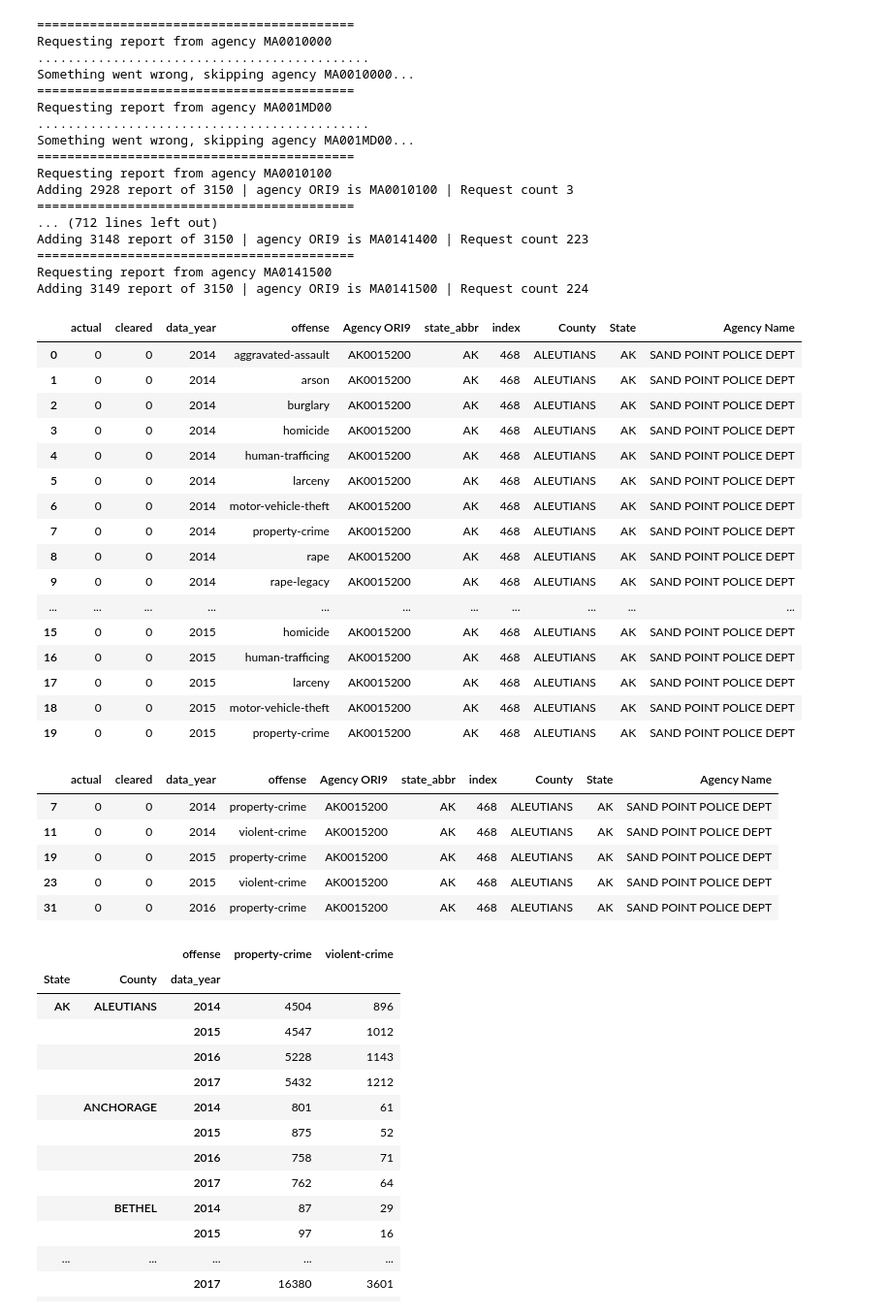
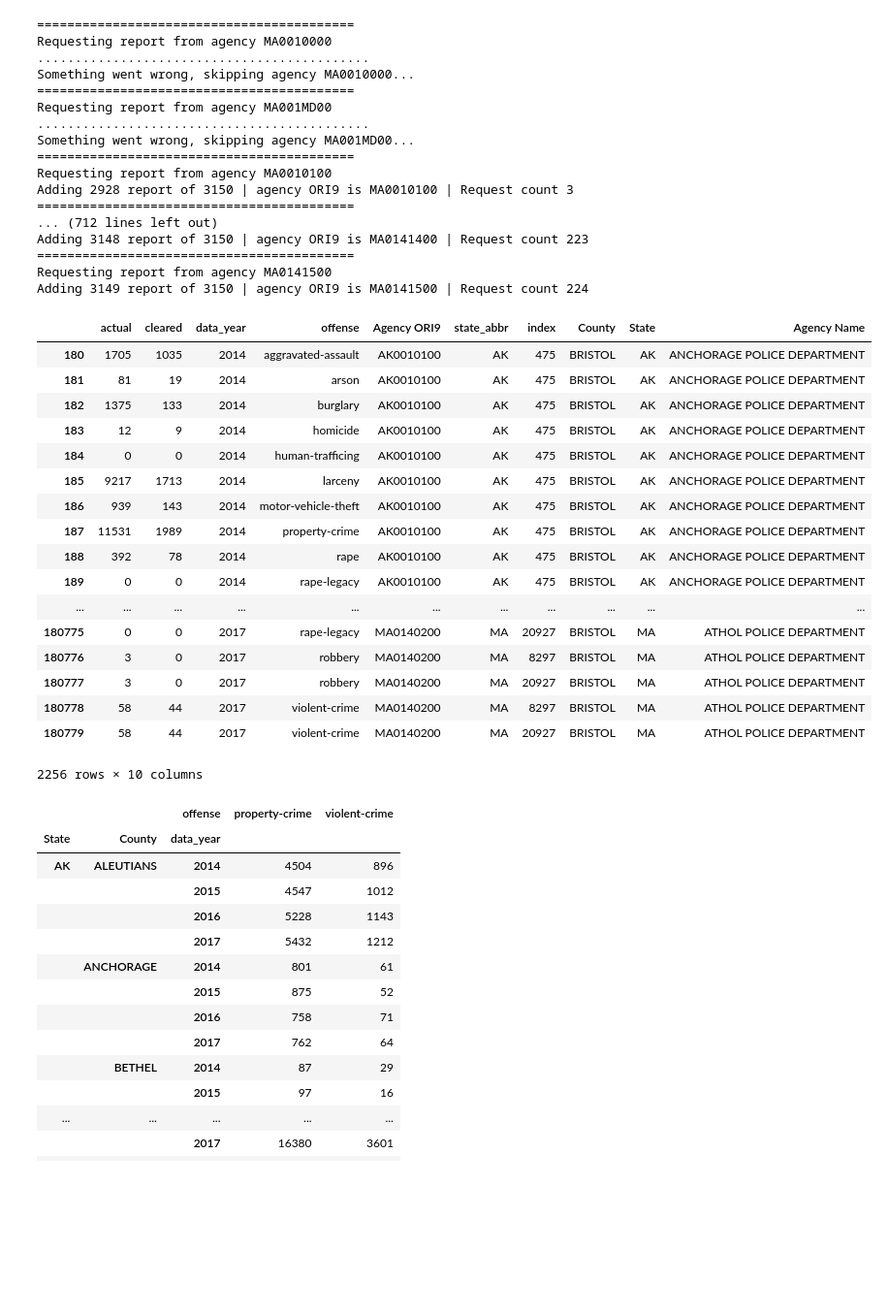
Before and after one commit to gilbertduenas/Data_Viz_Project, a Jupyter notebook: crime_explore/crime_analysis.ipynb, the cells around one changed output. Shown at 97% size. Saved outputs shown, nothing was run; the diff lists cells and outputs as text; code cells hidden in the pictures; blank space fills up the shorter version.

```diff
--- a/crime_explore/crime_analysis.ipynb
+++ b/crime_explore/crime_analysis.ipynb
@@ -279,35 +291,30 @@ allreports = dfObj[0].append(dfObj[1:], ignore_index = True)
 allreports = allreports.rename(index = str, columns = {'ori': 'Agency ORI9'})
 allreports = allreports.merge(agencies_df, how = 'left')
 # export_csv = allreports.to_csv (r'data/all_agency_reports_10states.csv', index = None, header=True)
-# %%
-allreports.head(20)
-# %% [output]
-|  | actual | cleared | data_year | offense | Agency ORI9 | state_abbr | index | County | State | Agency Name |
-| 0 | 0 | 0 | 2014 | aggravated-assault | AK0015200 | AK | 468 | ALEUTIANS | AK | SAND POINT POLICE DEPT |
-| 1 | 0 | 0 | 2014 | arson | AK0015200 | AK | 468 | ALEUTIANS | AK | SAND POINT POLICE DEPT |
-| 2 | 0 | 0 | 2014 | burglary | AK0015200 | AK | 468 | ALEUTIANS | AK | SAND POINT POLICE DEPT |
-| 3 | 0 | 0 | 2014 | homicide | AK0015200 | AK | 468 | ALEUTIANS | AK | SAND POINT POLICE DEPT |
-| 4 | 0 | 0 | 2014 | human-trafficing | AK0015200 | AK | 468 | ALEUTIANS | AK | SAND POINT POLICE DEPT |
-| 5 | 0 | 0 | 2014 | larceny | AK0015200 | AK | 468 | ALEUTIANS | AK | SAND POINT POLICE DEPT |
-| 6 | 0 | 0 | 2014 | motor-vehicle-theft | AK0015200 | AK | 468 | ALEUTIANS | AK | SAND POINT POLICE DEPT |
-| 7 | 0 | 0 | 2014 | property-crime | AK0015200 | AK | 468 | ALEUTIANS | AK | SAND POINT POLICE DEPT |
-| 8 | 0 | 0 | 2014 | rape | AK0015200 | AK | 468 | ALEUTIANS | AK | SAND POINT POLICE DEPT |
-| 9 | 0 | 0 | 2014 | rape-legacy | AK0015200 | AK | 468 | ALEUTIANS | AK | SAND POINT POLICE DEPT |
-| ... | ... | ... | ... | ... | ... | ... | ... | ... | ... | ... |
-| 15 | 0 | 0 | 2015 | homicide | AK0015200 | AK | 468 | ALEUTIANS | AK | SAND POINT POLICE DEPT |
-| 16 | 0 | 0 | 2015 | human-trafficing | AK0015200 | AK | 468 | ALEUTIANS | AK | SAND POINT POLICE DEPT |
-| 17 | 0 | 0 | 2015 | larceny | AK0015200 | AK | 468 | ALEUTIANS | AK | SAND POINT POLICE DEPT |
-| 18 | 0 | 0 | 2015 | motor-vehicle-theft | AK0015200 | AK | 468 | ALEUTIANS | AK | SAND POINT POLICE DEPT |
-| 19 | 0 | 0 | 2015 | property-crime | AK0015200 | AK | 468 | ALEUTIANS | AK | SAND POINT POLICE DEPT |
+# %%
+allreports = pd.read_csv('data/all_agency_reports_10states.csv')
+allreports[allreports['County'] == 'BRISTOL']
+# %% [output]
+|  | actual | cleared | data_year | offense | Agency ORI9 | state_abbr | index | County | State | Agency Name |
+| 180 | 1705 | 1035 | 2014 | aggravated-assault | AK0010100 | AK | 475 | BRISTOL | AK | ANCHORAGE POLICE DEPARTMENT |
+| 181 | 81 | 19 | 2014 | arson | AK0010100 | AK | 475 | BRISTOL | AK | ANCHORAGE POLICE DEPARTMENT |
+| 182 | 1375 | 133 | 2014 | burglary | AK0010100 | AK | 475 | BRISTOL | AK | ANCHORAGE POLICE DEPARTMENT |
+| 183 | 12 | 9 | 2014 | homicide | AK0010100 | AK | 475 | BRISTOL | AK | ANCHORAGE POLICE DEPARTMENT |
+| 184 | 0 | 0 | 2014 | human-trafficing | AK0010100 | AK | 475 | BRISTOL | AK | ANCHORAGE POLICE DEPARTMENT |
+| 185 | 9217 | 1713 | 2014 | larceny | AK0010100 | AK | 475 | BRISTOL | AK | ANCHORAGE POLICE DEPARTMENT |
+| 186 | 939 | 143 | 2014 | motor-vehicle-theft | AK0010100 | AK | 475 | BRISTOL | AK | ANCHORAGE POLICE DEPARTMENT |
+| 187 | 11531 | 1989 | 2014 | property-crime | AK0010100 | AK | 475 | BRISTOL | AK | ANCHORAGE POLICE DEPARTMENT |
+| 188 | 392 | 78 | 2014 | rape | AK0010100 | AK | 475 | BRISTOL | AK | ANCHORAGE POLICE DEPARTMENT |
+| 189 | 0 | 0 | 2014 | rape-legacy | AK0010100 | AK | 475 | BRISTOL | AK | ANCHORAGE POLICE DEPARTMENT |
+| ... | ... | ... | ... | ... | ... | ... | ... | ... | ... | ... |
+| 180775 | 0 | 0 | 2017 | rape-legacy | MA0140200 | MA | 20927 | BRISTOL | MA | ATHOL POLICE DEPARTMENT |
+| 180776 | 3 | 0 | 2017 | robbery | MA0140200 | MA | 8297 | BRISTOL | MA | ATHOL POLICE DEPARTMENT |
+| 180777 | 3 | 0 | 2017 | robbery | MA0140200 | MA | 20927 | BRISTOL | MA | ATHOL POLICE DEPARTMENT |
+| 180778 | 58 | 44 | 2017 | violent-crime | MA0140200 | MA | 8297 | BRISTOL | MA | ATHOL POLICE DEPARTMENT |
+| 180779 | 58 | 44 | 2017 | violent-crime | MA0140200 | MA | 20927 | BRISTOL | MA | ATHOL POLICE DEPARTMENT |
+2256 rows × 10 columns
 # %%
 # allreports[allreports['offense'] == ['property-crime', 'violent-crime']]
 allreports = allreports.loc[allreports['offense'].isin(['property-crime', 'violent-crime'])]
-allreports.head()
+# allreports[allreports['County'] == 'BRISTOL']
-# %% [output]
-|  | actual | cleared | data_year | offense | Agency ORI9 | state_abbr | index | County | State | Agency Name |
-| 7 | 0 | 0 | 2014 | property-crime | AK0015200 | AK | 468 | ALEUTIANS | AK | SAND POINT POLICE DEPT |
-| 11 | 0 | 0 | 2014 | violent-crime | AK0015200 | AK | 468 | ALEUTIANS | AK | SAND POINT POLICE DEPT |
-| 19 | 0 | 0 | 2015 | property-crime | AK0015200 | AK | 468 | ALEUTIANS | AK | SAND POINT POLICE DEPT |
-| 23 | 0 | 0 | 2015 | violent-crime | AK0015200 | AK | 468 | ALEUTIANS | AK | SAND POINT POLICE DEPT |
-| 31 | 0 | 0 | 2016 | property-crime | AK0015200 | AK | 468 | ALEUTIANS | AK | SAND POINT POLICE DEPT |
 # %%
```
Also changed, not shown: parts of 11 cells of this notebook, 6 other files.
